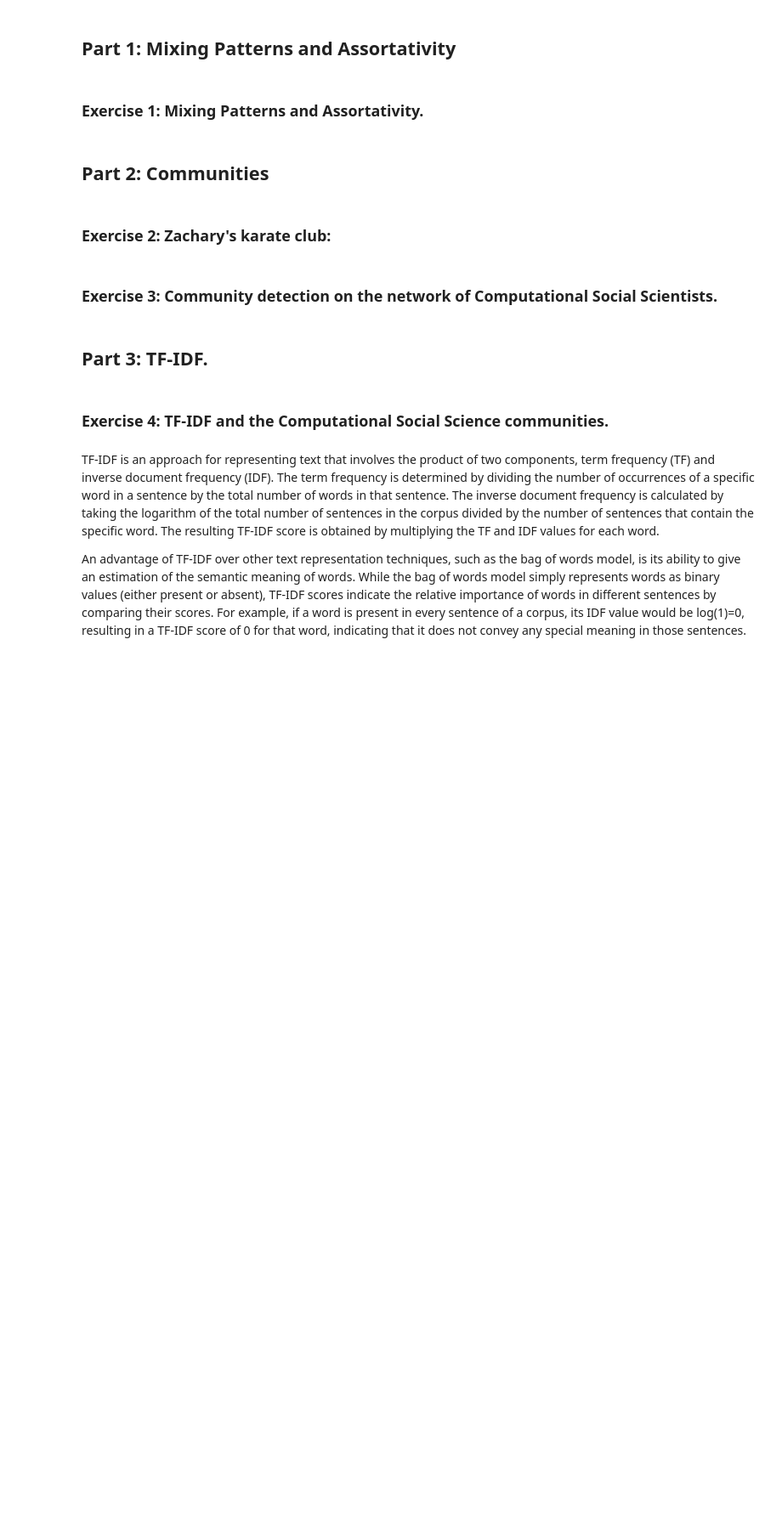
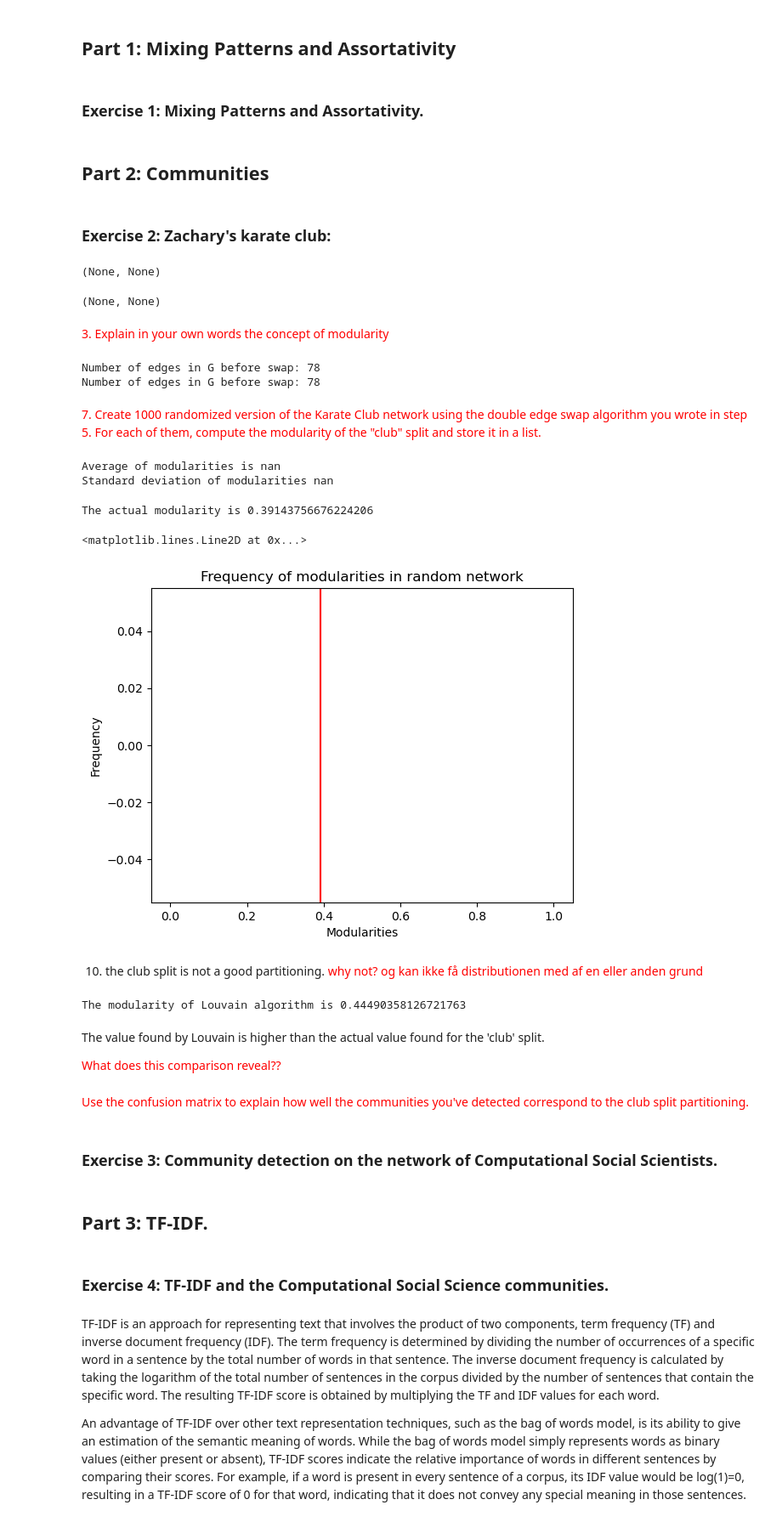
Before and after one commit to fridamariejoergensen/CSS_assignment2, a Jupyter notebook: Assignment2.ipynb, the cells around one changed output. Shown: that part at 85% size. Drawn from its saved outputs; the diff is of its cells as text; code cells hidden in the pictures; blank space fills up the shorter version.

```diff
--- a/Assignment2.ipynb
+++ b/Assignment2.ipynb
@@ -35,3 +38,19 @@ from nltk.tokenize import word_tokenize
 ## Part 2: Communities
 # %% [markdown]
 ### Exercise 2: Zachary's karate club:
+# %%
+import netwulf
+
+# 1. Visualizing graph
+data_graph = nx.karate_club_graph()
+netwulf.interactive.visualize(data_graph)
+# %% [output]
+(None, None)
+# %%
+# coloring each node based in club split
+club = nx.get_node_attributes(data_graph, 'club')
+nx.set_node_attributes(data_graph, club, 'group')
+
+netwulf.interactive.visualize(data_graph)
+# %% [output]
+(None, None)
@@ -37,0 +63,2 @@ from nltk.tokenize import word_tokenize
+# %% [markdown]
+<span style="color:red">3. Explain in your own words the concept of modularity<span>
@@ -37,0 +70,51 @@ from nltk.tokenize import word_tokenize
+# %%
+# 5/6. Performe randomization experiment to assess if the modularity is statitically different from 0
+rand_graph = data_graph.copy()
+print('Number of edges in G before swap: ' + str(len(data_graph.edges)))
+
+# implement the double edge swap algorithm
+nx.double_edge_swap(rand_graph, nswap=90, max_tries=500)
+print('Number of edges in G before swap: ' + str(len(rand_graph.edges)))
+# %% [output]
+Number of edges in G before swap: 78
+Number of edges in G before swap: 78
+# %% [markdown]
+<span style="color:red"> 7. Create 1000 randomized version of the Karate Club network using the double edge swap algorithm you wrote in step 5. For each of them, compute the modularity of the "club" split and store it in a list.<span>
+# %%
+# 8. average and standard deviation
+av = np.mean(modularities)
+std = np.std(modularities)
+
+print('Average of modularities is ' + str(av))
+print('Standard deviation of modularities ' + str(std))
+# %% [output]
+Average of modularities is nan
+Standard deviation of modularities nan
+# %%
+actual_mod = nx_comm.modularity(data_graph, [{x for x,y in data_graph.nodes(data=True) if y['group']=='Mr. Hi'}, {x for x,y in data_graph.nodes(data=True) if y['group']=='Officer'}])
+
+print('The actual modularity is ' + str(actual_mod))
+
+plt.hist(modularities)
+plt.xlabel('Modularities')
+plt.ylabel('Frequency')
+plt.title('Frequency of modularities in random network')
+plt.axvline(actual_mod, color='red')
+# %% [output]
+The actual modularity is 0.39143756676224206
+<matplotlib.lines.Line2D at 0x...>
+[figure, added]
+# %% [markdown]
+10. the club split is not a good partitioning. <span style="color:red"> why not? og kan ikke få distributionen med af en eller anden grund<span>
+# %%
+# 11. Value of modularity using Louvain-algorithm
+communities_z = nx_comm.louvain_communities(data_graph)
+modularity_z = nx_comm.modularity(data_graph, communities_z)
+print('The modularity of Louvain algorithm is ' + str(modularity_z))
+# %% [output]
+The modularity of Louvain algorithm is 0.44490358126721763
+# %% [markdown]
+The value found by Louvain is higher than the actual value found for the 'club' split.
+
+
+<span style="color:red">What does this comparison reveal??<span>
@@ -38,3 +139,5 @@ from nltk.tokenize import word_tokenize
+# %% [markdown]
+<span style="color:red"> Use the confusion matrix to explain how well the communities you've detected correspond to the club split partitioning.<span>
 # %% [markdown]
 ### Exercise 3: Community detection on the network of Computational Social Scientists.
 # %% [markdown]
```
Also changed, not shown: parts of 13 cells of this notebook.
